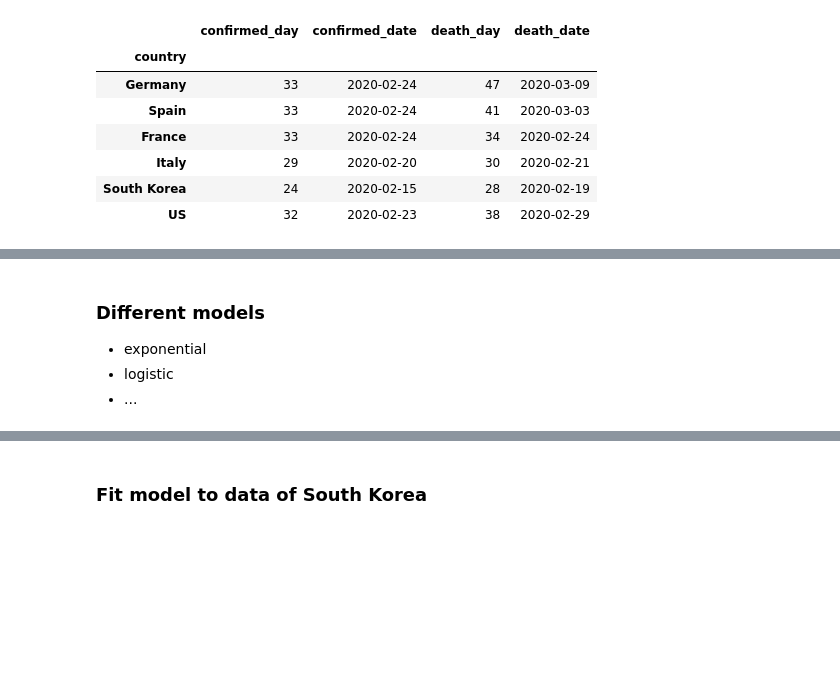
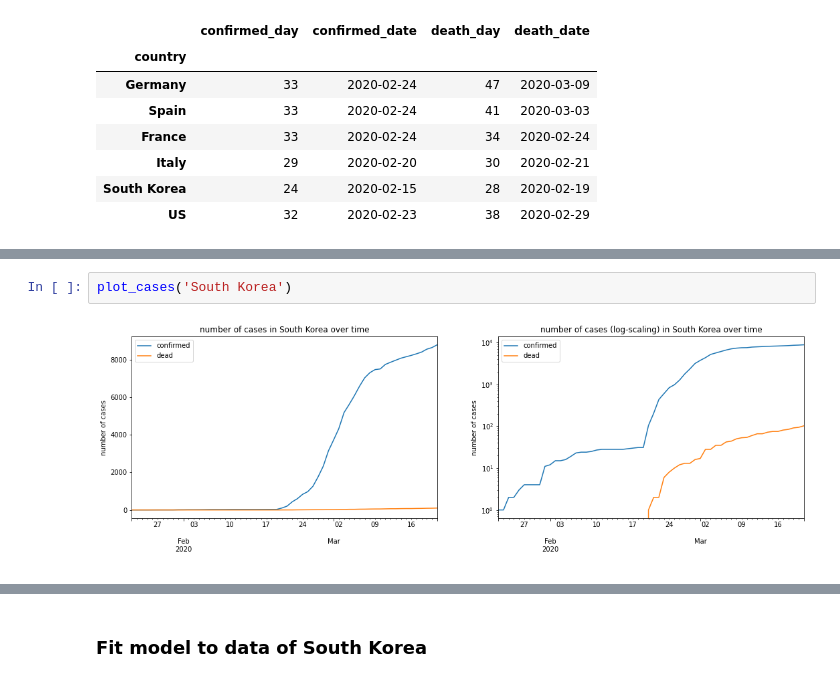
Before and after one commit to jenslaufer/Data2Decision, a Jupyter notebook: notebooks/Case_Number_Analysis.ipynb, the cells around one changed output, grey strips where cells are left out. Saved outputs shown, nothing was run; the diff lists cells and outputs as text; blank space fills up the shorter version.

```diff
--- a/notebooks/Case_Number_Analysis.ipynb
+++ b/notebooks/Case_Number_Analysis.ipynb
@@ -139,5 +128,4 @@ ddc['South Korea'].plot(logy=True)
-# %% [markdown]
-### Different models
-* exponential
-* logistic
-* ...
+# %%
+plot_cases('South Korea')
+# %% [output]
+[figure, added]
```
Also changed, not shown: parts of 19 cells of this notebook.
